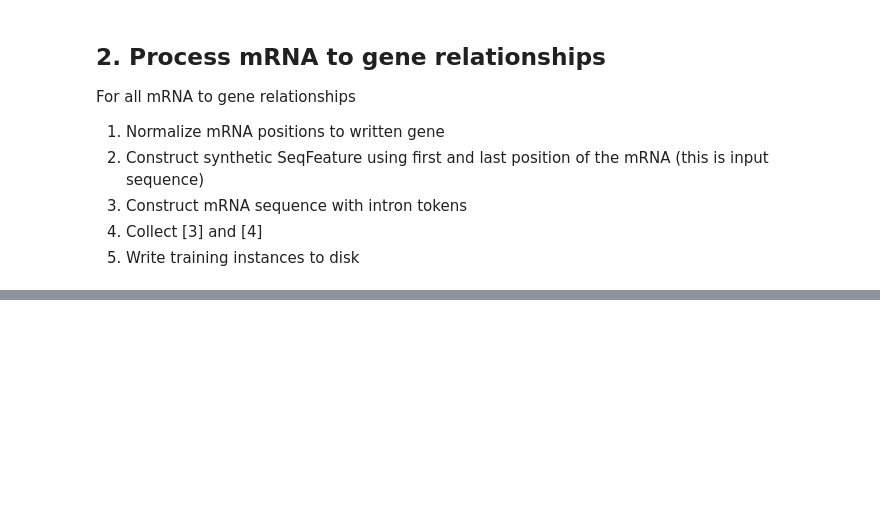
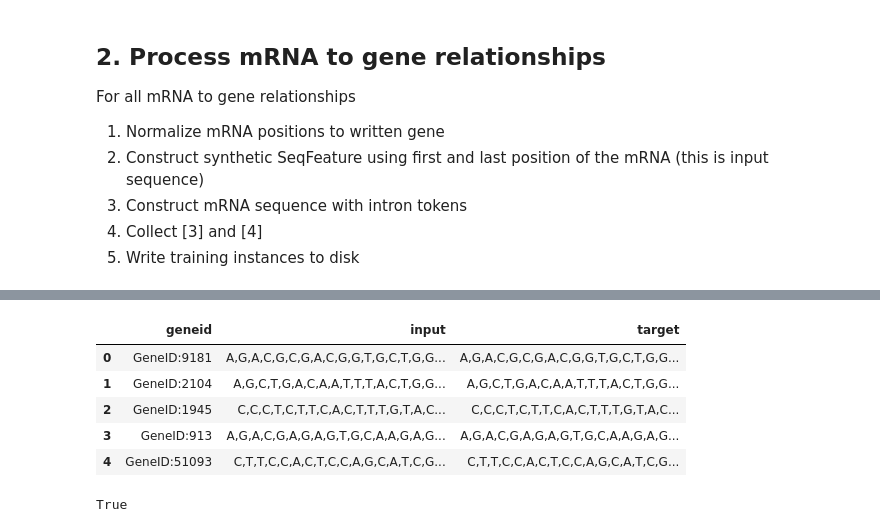
Before and after one commit to DataAndDeadlifts/main, a Jupyter notebook: nbs/01 data.transcription.ipynb, the cells around one changed output, grey strips where cells are left out. Cells and saved outputs as stored; diff of their text form; code cells hidden in the pictures; blank space fills up the shorter version.

```diff
--- a/nbs/01 data.transcription.ipynb
+++ b/nbs/01 data.transcription.ipynb
@@ -494,0 +477,5 @@ def write_input_and_target_sequences():
+# %%
+#| hide
+example_input_sequences = list(map(
+    lambda tup: get_input_sequence(*tup),
+    zip(example_chromosome_mrna_sample, example_chromosome_mrna_sample_gene_records)))
@@ -494,0 +608,5 @@ def write_input_and_target_sequences():
+# %%
+#| hide
+example_target_sequences = list(map(
+    lambda tup: get_target_sequence(*tup),
+    zip(example_chromosome_mrna_sample, example_chromosome_mrna_sample_gene_records, example_input_sequences)))
@@ -494,0 +625,27 @@ def write_input_and_target_sequences():
+# %%
+#| hide
+example_input_strings = list(map(lambda l: ",".join(l), example_input_sequences))
+example_target_strings = list(map(lambda l: ",".join(l), example_target_sequences))
+example_dataframe = pd.DataFrame(
+    example_chromosome_mrna_sample_geneids,
+    columns=['geneid']
+)
+example_dataframe.loc[:, 'input'] = example_input_strings
+
+example_dataframe.loc[:, 'target'] = example_target_strings
+example_dataframe.head()
+# %% [output]
+|  | geneid | input | target |
+| 0 | GeneID:9181 | A,G,A,C,G,C,G,A,C,G,G,T,G,C,T,G,G... | A,G,A,C,G,C,G,A,C,G,G,T,G,C,T,G,G... |
+| 1 | GeneID:2104 | A,G,C,T,G,A,C,A,A,T,T,T,A,C,T,G,G... | A,G,C,T,G,A,C,A,A,T,T,T,A,C,T,G,G... |
+| 2 | GeneID:1945 | C,C,C,T,C,T,T,C,A,C,T,T,T,G,T,A,C... | C,C,C,T,C,T,T,C,A,C,T,T,T,G,T,A,C... |
+| 3 | GeneID:913 | A,G,A,C,G,A,G,A,G,T,G,C,A,A,G,A,G... | A,G,A,C,G,A,G,A,G,T,G,C,A,A,G,A,G... |
+| 4 | GeneID:51093 | C,T,T,C,C,A,C,T,C,C,A,G,C,A,T,C,G... | C,T,T,C,C,A,C,T,C,C,A,G,C,A,T,C,G... |
+# %%
+#| hide
+(
+    example_dataframe.input.apply(lambda s: s.count(",")) == \
+        example_dataframe.target.apply(lambda s: s.count(","))
+).all()
+# %% [output]
+True
```
Also changed, not shown: parts of 62 cells of this notebook, 2 other files.
